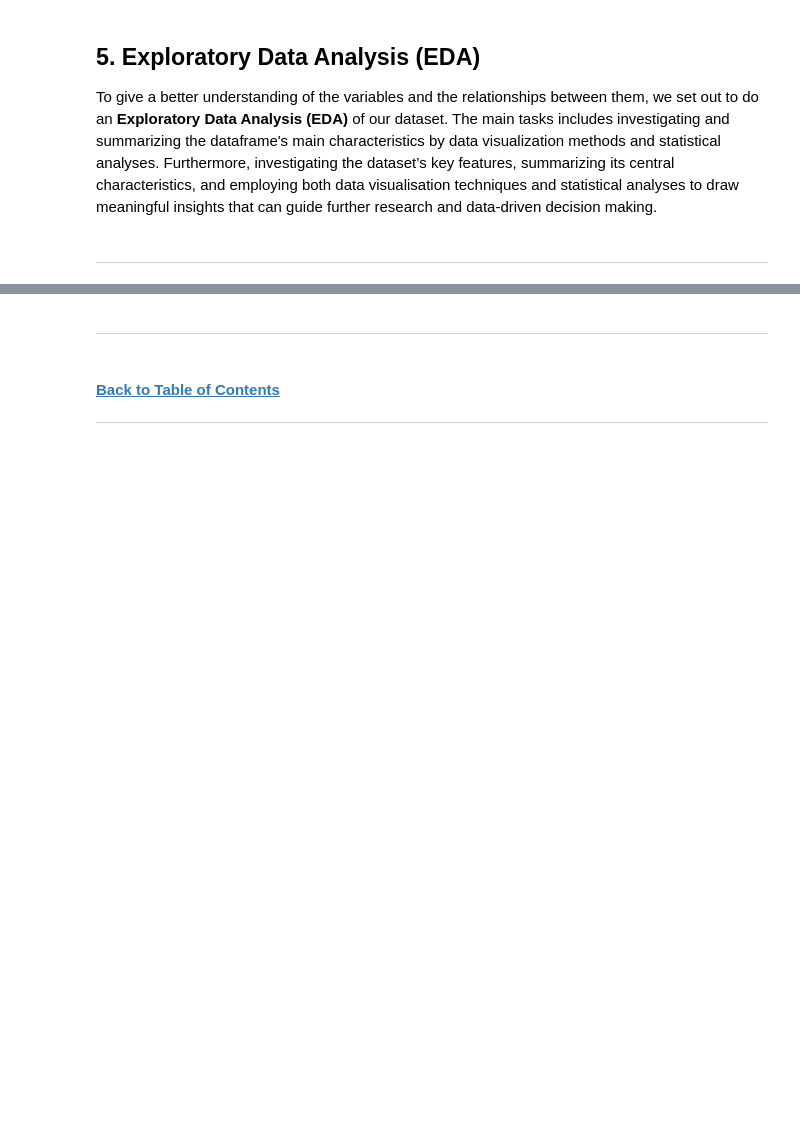
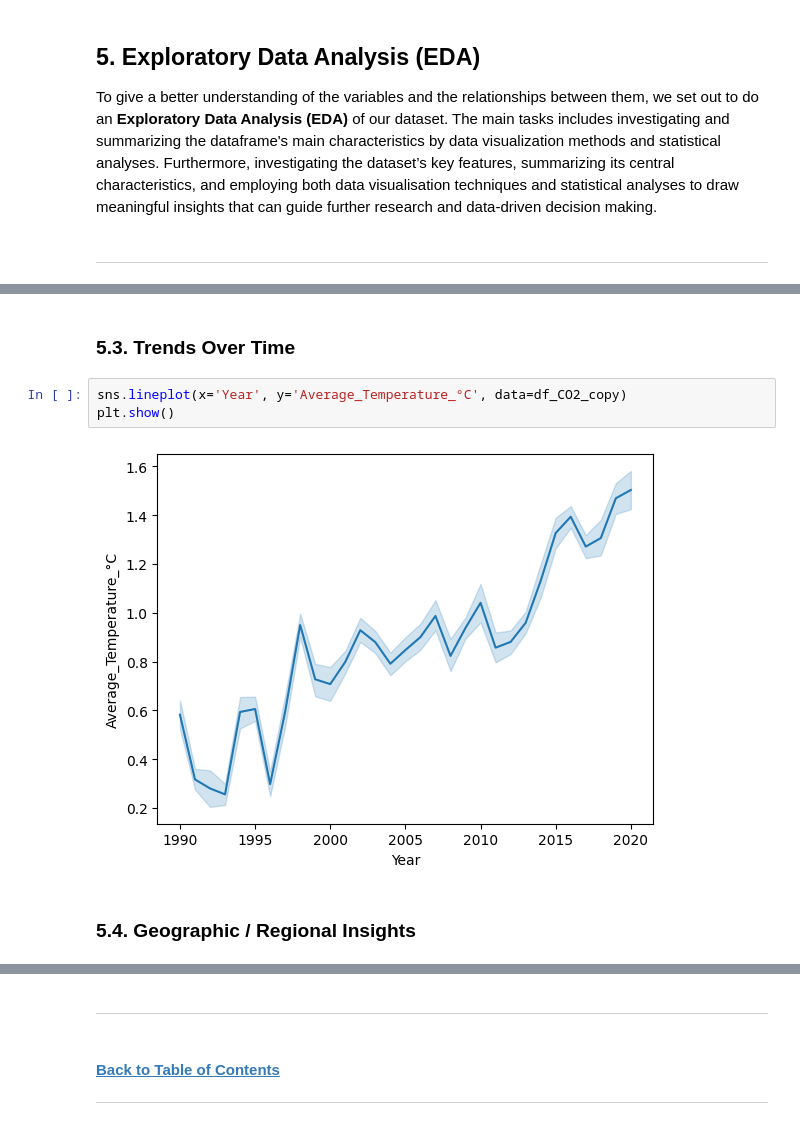
Before and after one commit to TiffanyWatt/2401PTDS_Regression_Project, a Jupyter notebook: CO2_climate change.ipynb, the cells around one changed output, grey strips where cells are left out. Drawn from its saved outputs; the diff is of its cells as text; blank space fills up the shorter version.

```diff
--- a/CO2_climate change.ipynb
+++ b/CO2_climate change.ipynb
@@ -510,0 +447,9 @@ To give a better understanding of the variables and the relationships between th
+# %% [markdown]
+### 5.3. Trends Over Time
+# %%
+sns.lineplot(x='Year', y='Average_Temperature_°C', data=df_CO2_copy)
+plt.show()
+# %% [output]
+[figure, added]
+# %% [markdown]
+### 5.4. Geographic / Regional Insights
```
Also changed, not shown: parts of 81 cells of this notebook.
